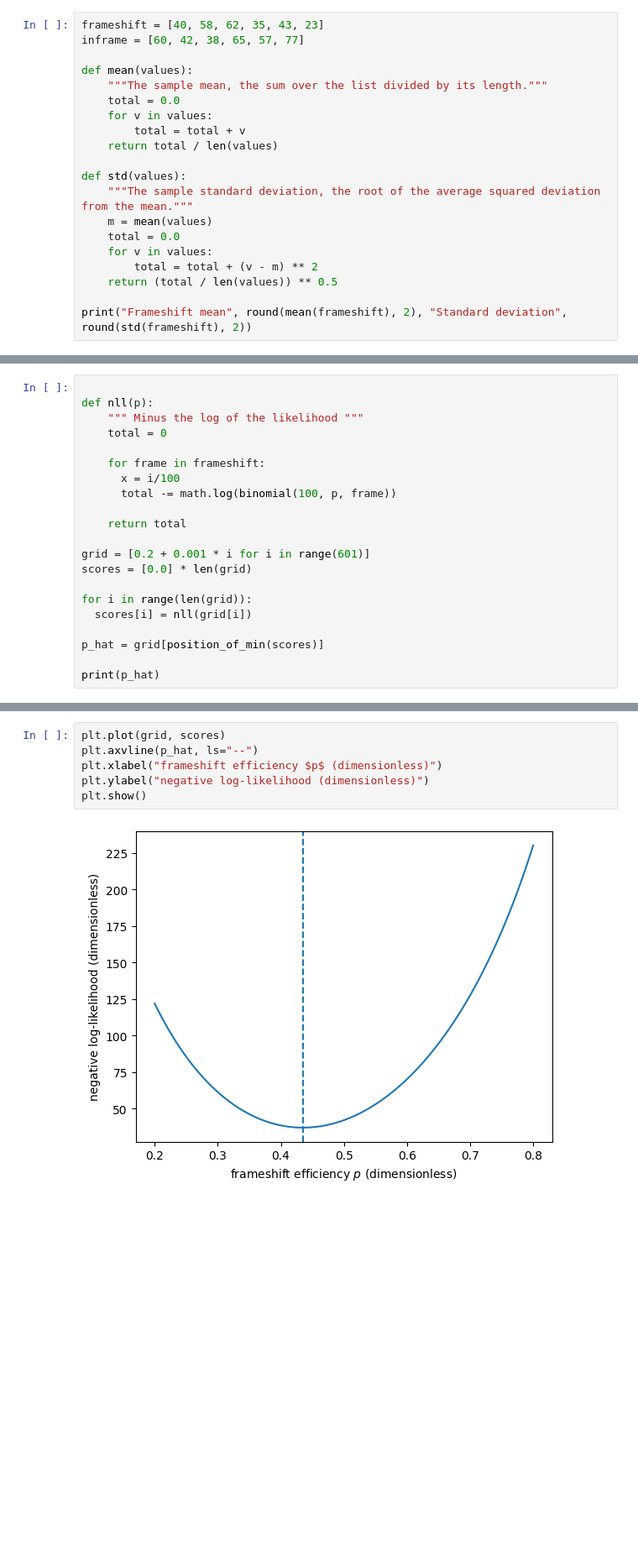
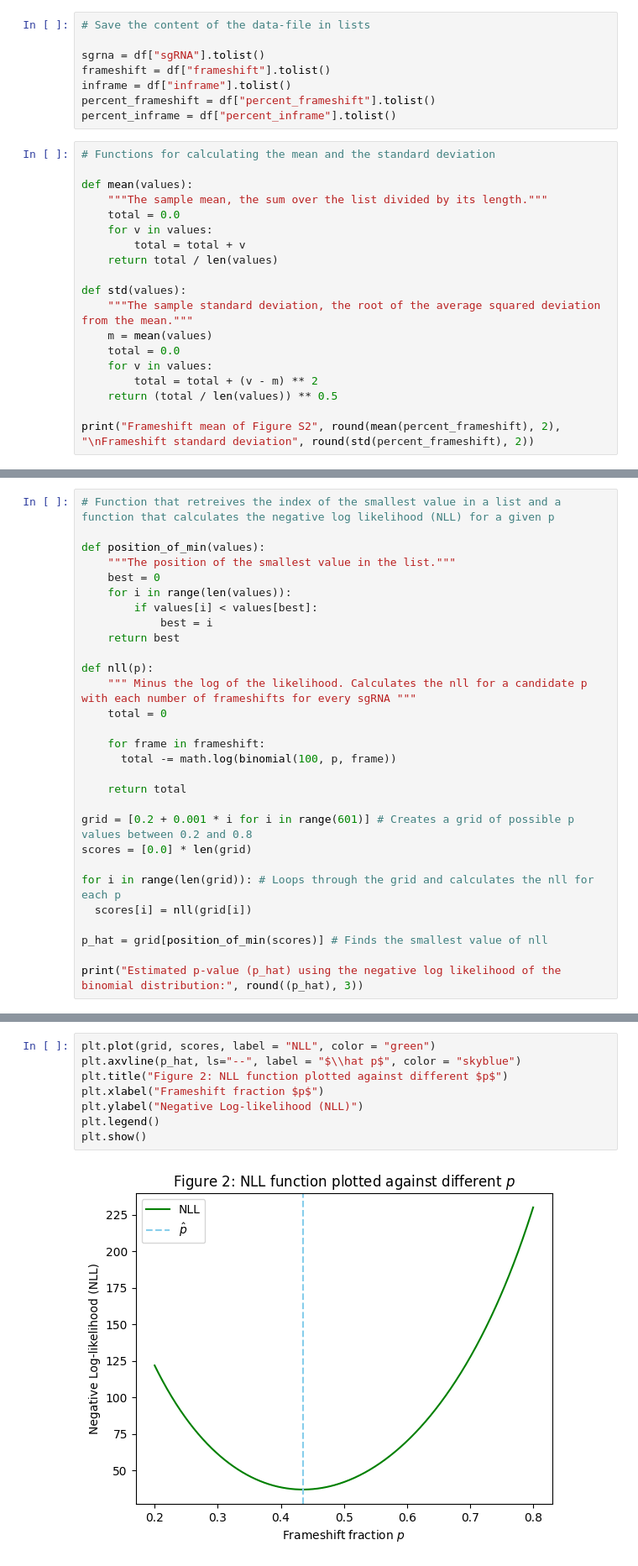
Before and after one commit to Clara3786/Project-Genome-Scale-CRISPR-Cas9-Knockout-Screening-in-Human-Cells, a Jupyter notebook: Project.ipynb, the cells around one changed output, grey strips where cells are left out. Shown at 84% size. Cells and saved outputs as stored; diff of their text form; blank space fills up the shorter version.

```diff
--- a/Project.ipynb
+++ b/Project.ipynb
@@ -47,6 +90,13 @@ import matplotlib.pyplot as plt
+# %%
+# Save the content of the data-file in lists
+
+sgrna = df["sgRNA"].tolist()
+frameshift = df["frameshift"].tolist()
+inframe = df["inframe"].tolist()
+percent_frameshift = df["percent_frameshift"].tolist()
+percent_inframe = df["percent_inframe"].tolist()
 # %%
-frameshift = [40, 58, 62, 35, 43, 23]
-inframe = [60, 42, 38, 65, 57, 77]
+# Functions for calculating the mean and the standard deviation
 
 def mean(values):
     """The sample mean, the sum over the list divided by its length."""
@@ -63,5 +113,5 @@ def std(values):
         total = total + (v - m) ** 2
     return (total / len(values)) ** 0.5
 
-print("Frameshift mean", round(mean(frameshift), 2), "Standard deviation", round(std(frameshift), 2))
+print("Frameshift mean of Figure S2", round(mean(percent_frameshift), 2), "\nFrameshift standard deviation", round(std(percent_frameshift), 2))
 # %% [output]
@@ -163,22 +207,30 @@ print(binomial(100, 0.5, 40))
 # %%
+# Function that retreives the index of the smallest value in a list and a function that calculates the negative log likelihood (NLL) for a given p
+
+def position_of_min(values):
+    """The position of the smallest value in the list."""
+    best = 0
+    for i in range(len(values)):
+        if values[i] < values[best]:
+            best = i
+    return best
 
 def nll(p):
-    """ Minus the log of the likelihood """
+    """ Minus the log of the likelihood. Calculates the nll for a candidate p with each number of frameshifts for every sgRNA """
     total = 0
 
     for frame in frameshift:
-      x = i/100
       total -= math.log(binomial(100, p, frame))
 
     return total
 
-grid = [0.2 + 0.001 * i for i in range(601)]
+grid = [0.2 + 0.001 * i for i in range(601)] # Creates a grid of possible p values between 0.2 and 0.8
 scores = [0.0] * len(grid)
 
-for i in range(len(grid)):
+for i in range(len(grid)): # Loops through the grid and calculates the nll for each p
   scores[i] = nll(grid[i])
 
-p_hat = grid[position_of_min(scores)]
+p_hat = grid[position_of_min(scores)] # Finds the smallest value of nll
 
-print(p_hat)
+print("Estimated p-value (p_hat) using the negative log likelihood of the binomial distribution:", round((p_hat), 3))
 # %% [output]
@@ -186,9 +238,11 @@ print(p_hat)
 # %%
-plt.plot(grid, scores)
-plt.axvline(p_hat, ls="--")
-plt.xlabel("frameshift efficiency $p$ (dimensionless)")
-plt.ylabel("negative log-likelihood (dimensionless)")
+plt.plot(grid, scores, label = "NLL", color = "green")
+plt.axvline(p_hat, ls="--", label = "$\\hat p$", color = "skyblue")
+plt.title("Figure 2: NLL function plotted against different $p$")
+plt.xlabel("Frameshift fraction $p$")
+plt.ylabel("Negative Log-likelihood (NLL)")
+plt.legend()
 plt.show()
 # %% [output]
-[figure, old version]
+[figure, new version]
 # %%
```
Also changed, not shown: parts of 17 cells of this notebook.
